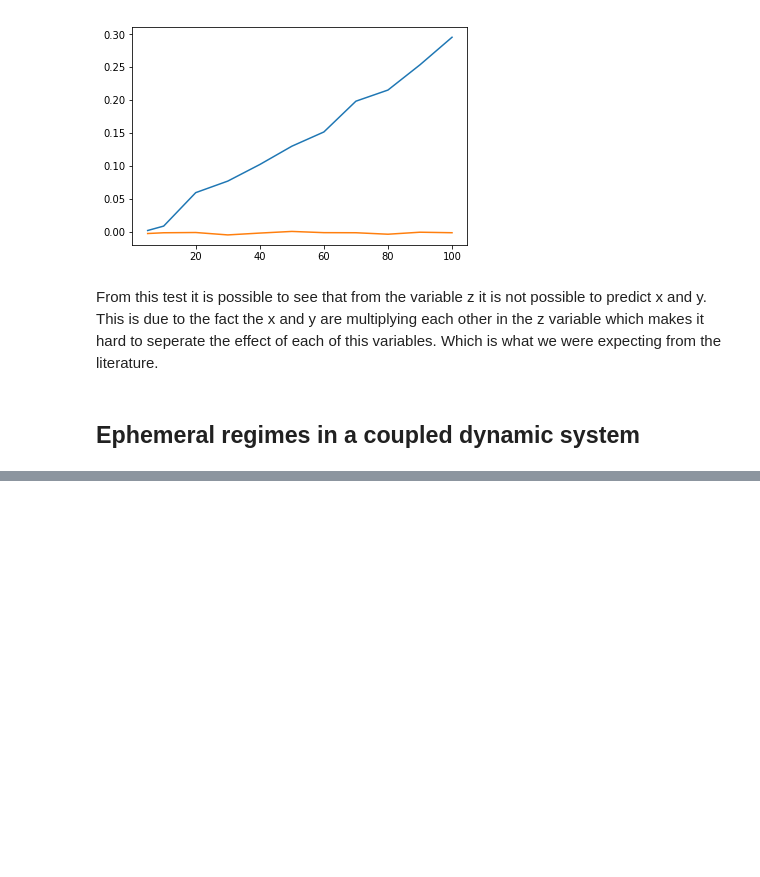
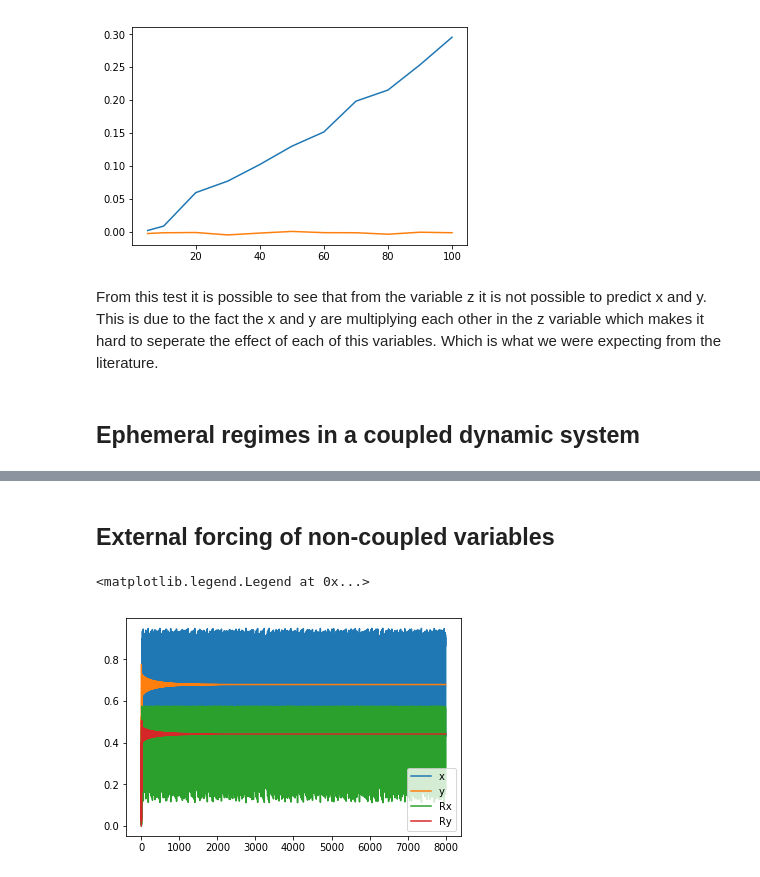
Before and after one commit to catiafortunato/ccm, a Jupyter notebook: test.ipynb, the cells around one changed output, grey strips where cells are left out. Saved outputs shown, nothing was run; the diff lists cells and outputs as text; code cells hidden in the pictures; blank space fills up the shorter version.

```diff
--- a/test.ipynb
+++ b/test.ipynb
@@ -156,0 +157,33 @@ plt.legend(('Y|Mx','X|My'))
+# %% [markdown]
+## External forcing of non-coupled variables
+# %%
+T=8000
+x=np.zeros((T+1))
+y=np.zeros((T+1))
+Rx=np.zeros((T+1))
+Ry=np.zeros((T+1))
+n=1
+
+x[0]=np.random.rand()
+y[0]=np.random.rand()
+
+for i in range(T):
+    Rx[i+1]=x[i]*(3.1*(1-x[i]))*np.exp(-0.3*n)
+    Ry[i+1]=y[i]*(2.9*(1-y[i]))*np.exp(-0.36*n)
+    if i < 3:
+        x[i+1]=0.4*x[i]
+        y[i+1]=0.35*y[i]
+    else:
+        x[i+1]=0.4*x[i]+np.max(Rx[i-3],0)
+        y[i+1]=0.35*y[i]+np.max(Ry[i-3],0)
+
+fig=plt.figure()
+ax=fig.add_subplot(111)
+ax.plot(x)
+ax.plot(y)
+ax.plot(Rx)
+ax.plot(Ry)
+plt.legend(('x','y','Rx','Ry'))
+# %% [output]
+<matplotlib.legend.Legend at 0x...>
+[figure, added]
```
Also changed, not shown: parts of 7 cells of this notebook.
